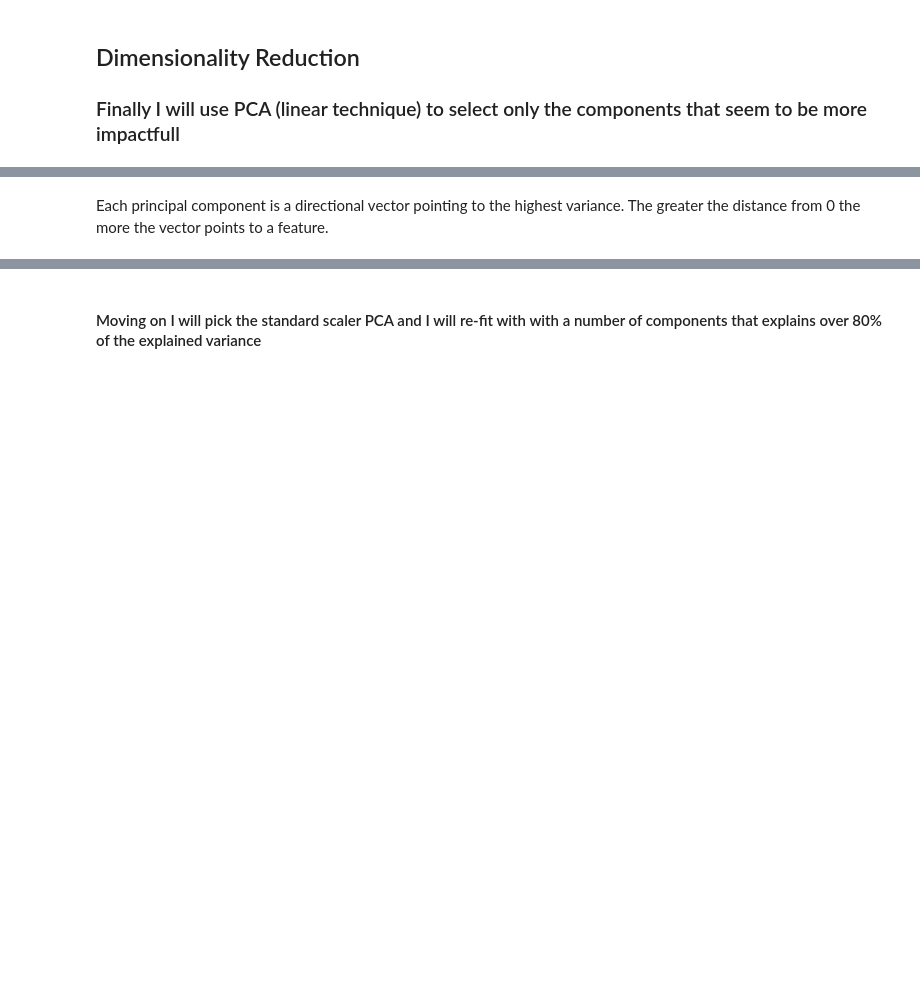
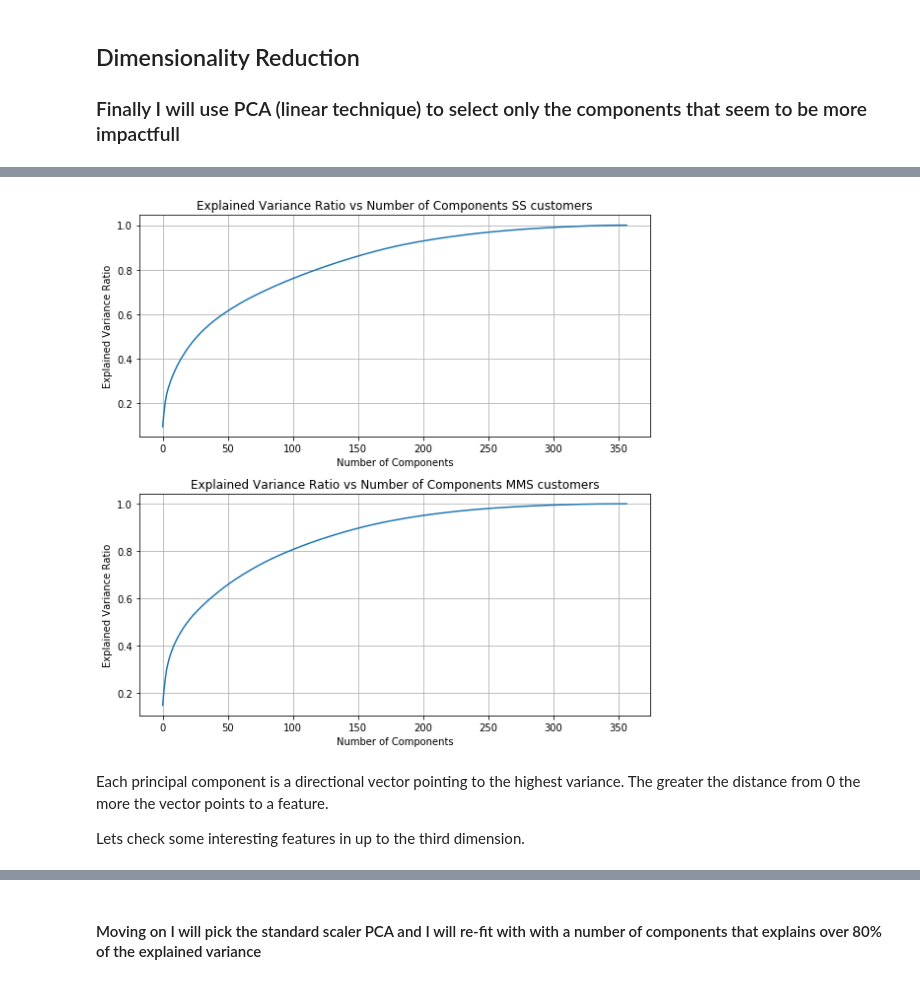
Before and after one commit to sousablde/Arvato-Bertelsmann-Customer-Acquisition, a Jupyter notebook: Arvato Project Workbook.ipynb, the cells around one changed output, grey strips where cells are left out. Saved outputs shown, nothing was run; the diff lists cells and outputs as text; code cells hidden in the pictures; blank space fills up the shorter version.

```diff
--- a/Arvato Project Workbook.ipynb
+++ b/Arvato Project Workbook.ipynb
@@ -539,4 +534,8 @@ scree_plots(azdias_SS_pca, azdias_RS_pca, azdias_MMS_pca, ' azdias')
 # %%
-scree_plots(customers_SS_pca, customers_RS_pca, customers_MMS_pca, ' customers')
+scree_plots(customers_SS_pca, customers_MMS_pca, ' customers')
+# %% [output]
+[figure, added]
 # %% [markdown]
 Each principal component is a directional vector pointing to the highest variance. The greater the distance from 0 the more the vector points to a feature.
+
+Lets check some interesting features in up to the third dimension.
```
Also changed, not shown: parts of 84 cells of this notebook, 4 other files.
